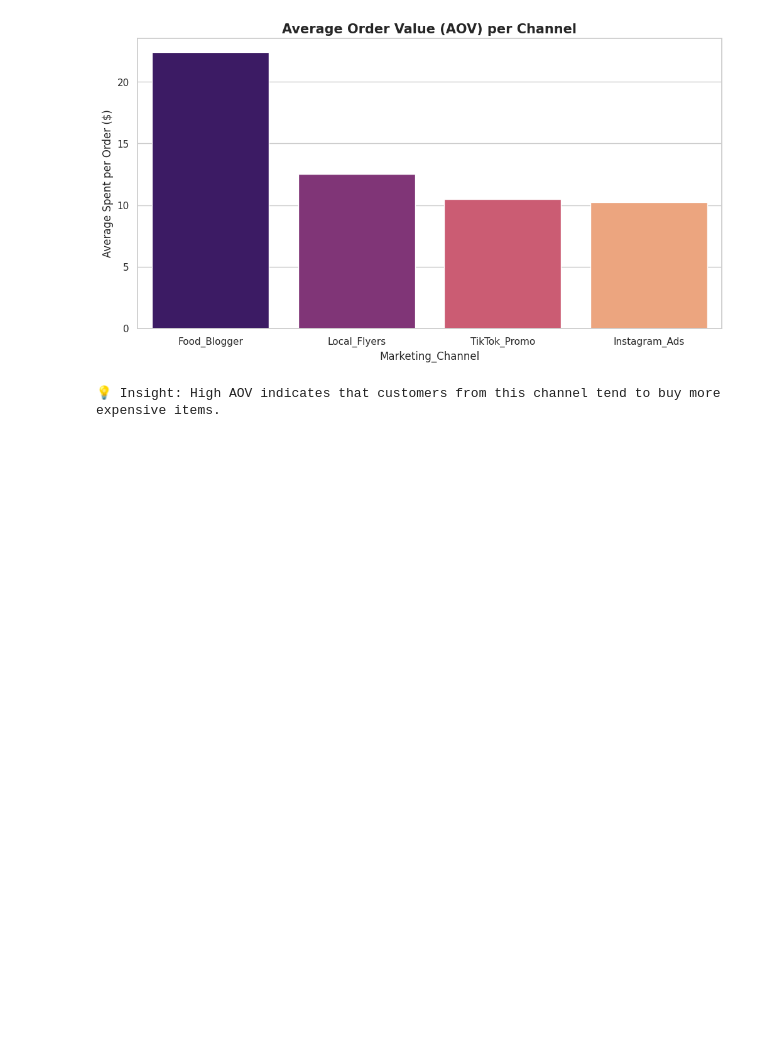
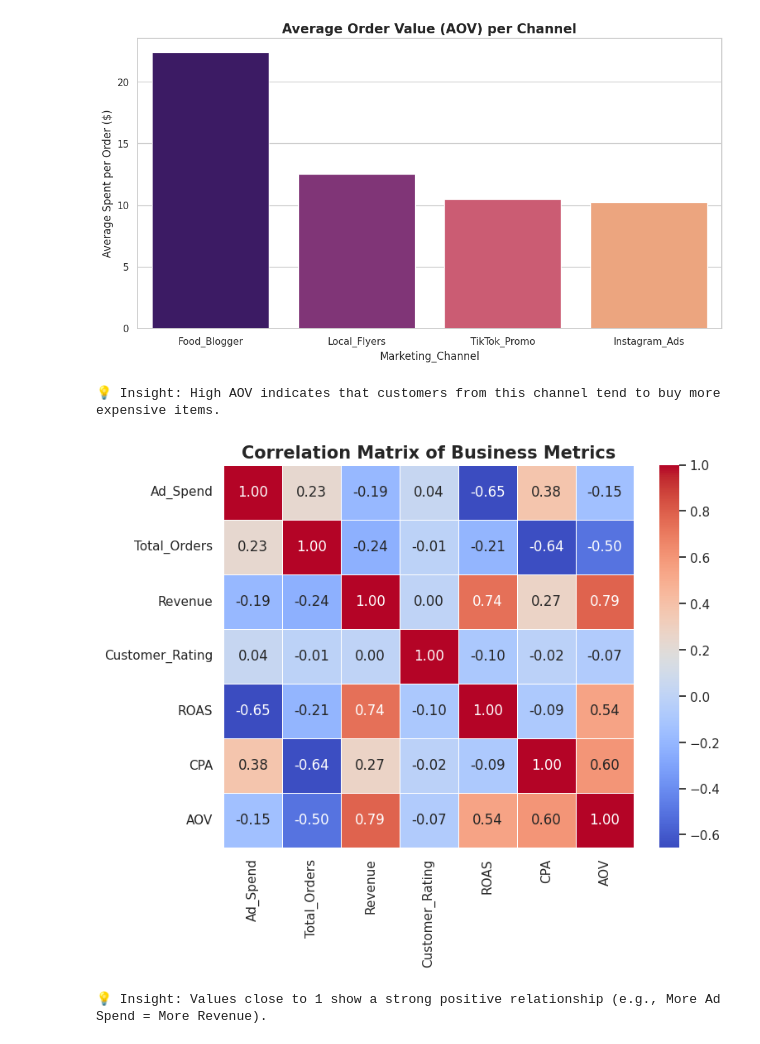
Before and after one commit to EL-3raby/Caf-Harmony-Analysis, a Jupyter notebook: CaféHarmony.ipynb, the cells around one changed output. Saved outputs shown, nothing was run; the diff lists cells and outputs as text; code cells hidden in the pictures; blank space fills up the shorter version.

```diff
--- a/CaféHarmony.ipynb
+++ b/CaféHarmony.ipynb
@@ -166,3 +166,20 @@ Passing `palette` without assigning `hue` is deprecated and will be removed in v
   sns.barplot(data=aov_by_channel, x='Marketing_Channel', y='AOV', palette='magma')
 [figure]
 💡 Insight: High AOV indicates that customers from this channel tend to buy more expensive items.
+# %%
+# 4. Correlation Heatmap (العلاقات بين المتغيرات)
+plt.figure(figsize=(8, 6))
+
+# اختيار الأعمدة الرقمية فقط
+numerical_cols = ['Ad_Spend', 'Total_Orders', 'Revenue', 'Customer_Rating', 'ROAS', 'CPA', 'AOV']
+correlation_matrix = df_cleaned[numerical_cols].corr()
+
+# رسم الخريطة الحرارية
+sns.heatmap(correlation_matrix, annot=True, cmap='coolwarm', fmt=".2f", linewidths=.5)
+plt.title('Correlation Matrix of Business Metrics', fontsize=15, fontweight='bold')
+plt.show()
+
+print("💡 Insight: Values close to 1 show a strong positive relationship (e.g., More Ad Spend = More Revenue).")
+# %% [output]
+[figure, added]
+💡 Insight: Values close to 1 show a strong positive relationship (e.g., More Ad Spend = More Revenue).
```
Also changed, not shown: parts of 2 cells of this notebook.
